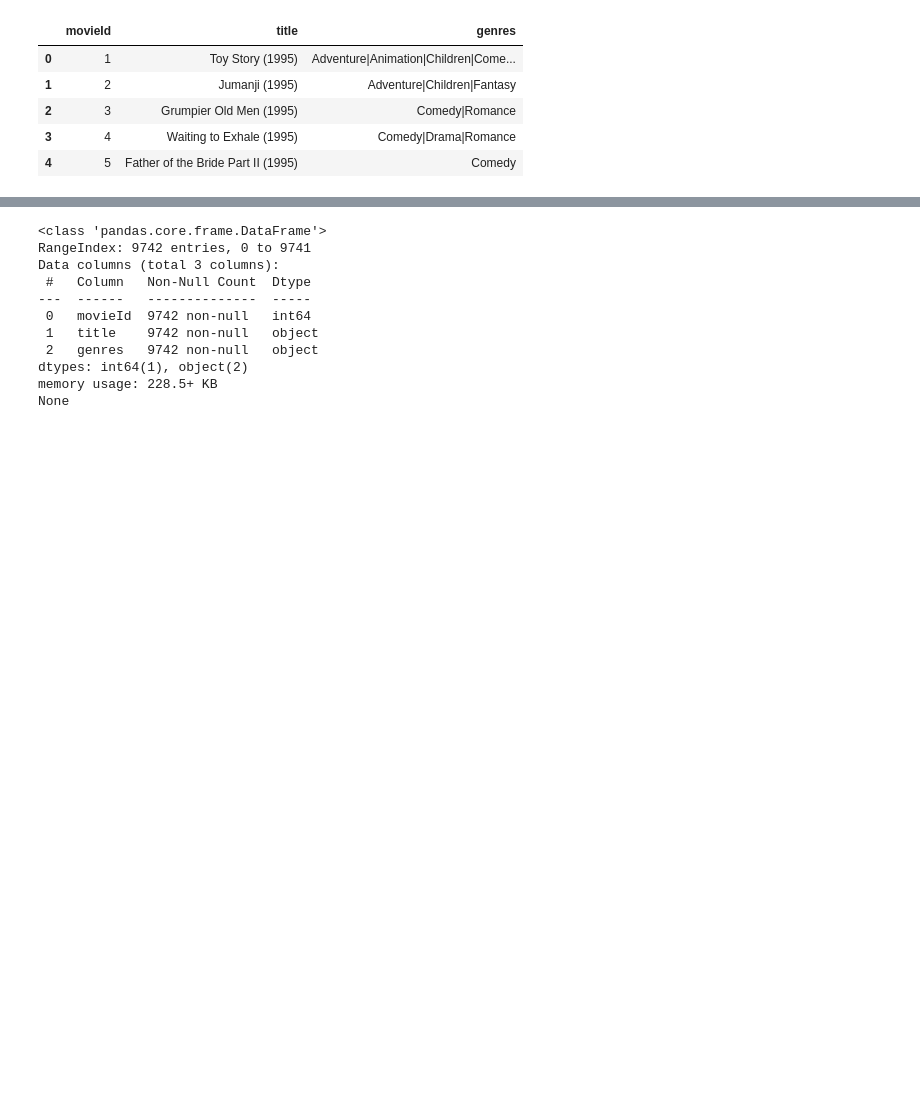
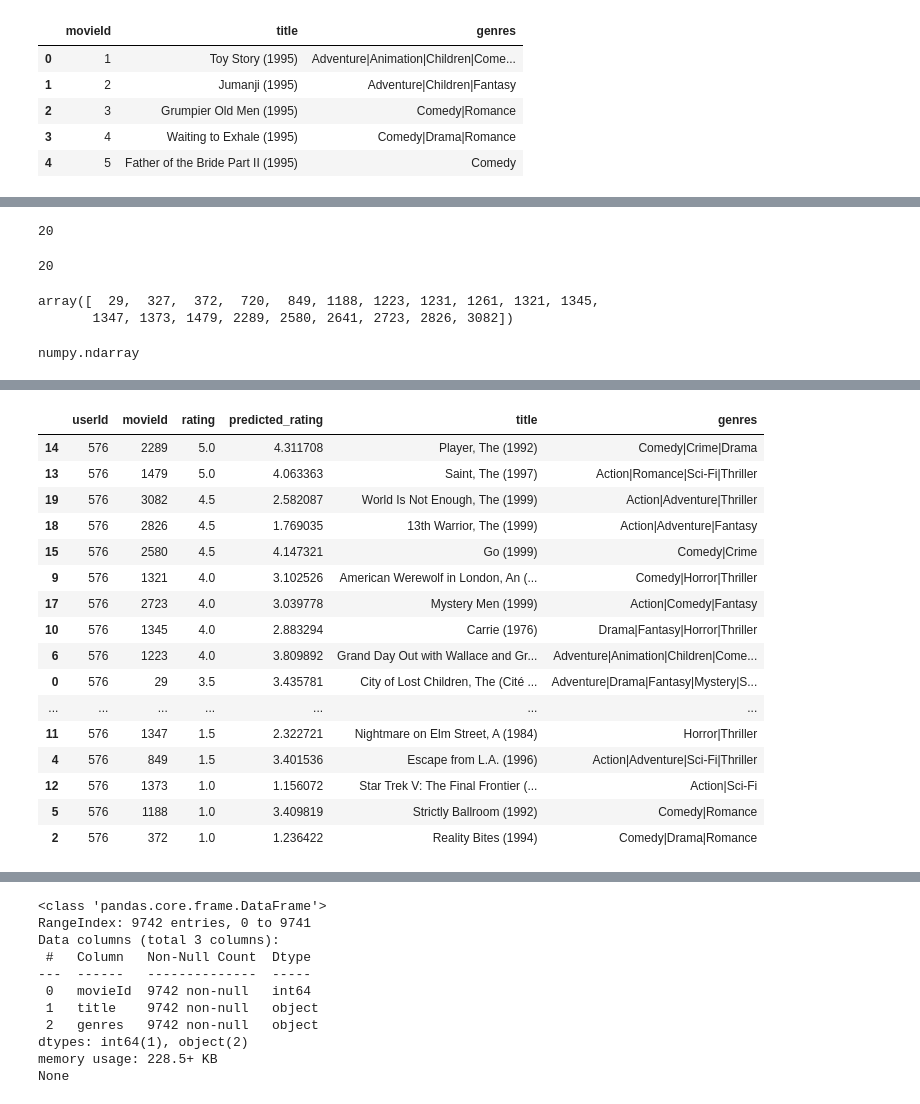
Before and after one commit to jgraham91/final-project, a Jupyter notebook: notebooks/FINAL-PROJECT.ipynb, the cells around one changed output, grey strips where cells are left out. Saved outputs shown, nothing was run; the diff lists cells and outputs as text; code cells hidden in the pictures; blank space fills up the shorter version.

Commit message:
uploading preliminary recommender model in notebook

```diff
--- a/notebooks/FINAL-PROJECT.ipynb
+++ b/notebooks/FINAL-PROJECT.ipynb
@@ -9,7 +7,7 @@ import matplotlib.pyplot as plt
 import seaborn as sns
 # %%
 # Step 1: Load and preprocess the MovieLens dataset
-movies = pd.read_csv("ml-latest-small/movies.csv")
+movies = pd.read_csv("./data/ml-latest-small/movies.csv")
 print(movies.shape)
 movies.head()
 # %% [output]
@@ -22,0 +162,25 @@ movies.head()
+# %%
+# Assuming you have already trained the model and have the trained model object
+
+# Choose the user for whom you want to make recommendations
+test_user = 576
+
+# Get predictions for all movies for the selected user
+user_predictions = model.predict([np.array([test_user] * len(movie_ids)), np.array(movie_ids)])
+
+# Unnormalize the ratings
+min_rating = 0.5  # Replace with the actual minimum rating in the dataset
+max_rating = 5.0  # Replace with the actual maximum rating in the dataset
+user_predictions = user_predictions * (max_rating - min_rating) + min_rating
+
+# user_predictions = np.clip(user_predictions, a_min=None, a_max=5.0)
+
+# Sort the predictions in descending order and get the indices of the top 5 movies
+top_movie_indices = user_predictions.argsort(axis=0)[::-1][:5]
+
+# Display the movie IDs, predicted ratings, and corresponding recommendations
+print("Top 5 Recommended Films for User", test_user)
+for index in top_movie_indices:
+    movie_id = movies['title'][index]
+    rating = user_predictions[index][0]  # Assuming single-value predictions
+    print("Movie:", movie_id, "| Predicted Rating:", rating)
@@ -22,0 +224,36 @@ movies.head()
+# %%
+len(user_predictions)
+# %% [output]
+20
+# %%
+len(user_id_array)
+# %% [output]
+20
+# %%
+user_films_viewed
+# %% [output]
+array([  29,  327,  372,  720,  849, 1188, 1223, 1231, 1261, 1321, 1345,
+       1347, 1373, 1479, 2289, 2580, 2641, 2723, 2826, 3082])
+# %%
+type(user_films_viewed)
+# %% [output]
+numpy.ndarray
+# %%
+
+user_ratings = ratings[ratings['userId'] == test_user][['userId', 'movieId', 'rating']]
+user_films_viewed = user_ratings['movieId'].values
+
+# Create an array of the user ID to match the shape of movie_ids that they watched
+user_id_array = np.array([test_user] * len(user_films_viewed))
+
+# Get the model predictions for the user and movie IDs
+user_predictions = model.predict([user_id_array, user_films_viewed])
+user_predictions = user_predictions * (max_rating - min_rating) + min_rating
+
+user_ratings['predicted_rating'] = user_predictions
+user_ratings = pd.merge(user_ratings, movies,on = 'movieId', how='left')
+user_ratings.sort_values(by='rating',ascending=False)
+
+# print(user_id_array)
+# user_ratings
+# %% [output]
@@ -22,0 +261,17 @@ movies.head()
+|  | userId | movieId | rating | predicted_rating | title | genres |
+| 14 | 576 | 2289 | 5.0 | 4.311708 | Player, The (1992) | Comedy|Crime|Drama |
+| 13 | 576 | 1479 | 5.0 | 4.063363 | Saint, The (1997) | Action|Romance|Sci-Fi|Thriller |
+| 19 | 576 | 3082 | 4.5 | 2.582087 | World Is Not Enough, The (1999) | Action|Adventure|Thriller |
+| 18 | 576 | 2826 | 4.5 | 1.769035 | 13th Warrior, The (1999) | Action|Adventure|Fantasy |
+| 15 | 576 | 2580 | 4.5 | 4.147321 | Go (1999) | Comedy|Crime |
+| 9 | 576 | 1321 | 4.0 | 3.102526 | American Werewolf in London, An (... | Comedy|Horror|Thriller |
+| 17 | 576 | 2723 | 4.0 | 3.039778 | Mystery Men (1999) | Action|Comedy|Fantasy |
+| 10 | 576 | 1345 | 4.0 | 2.883294 | Carrie (1976) | Drama|Fantasy|Horror|Thriller |
+| 6 | 576 | 1223 | 4.0 | 3.809892 | Grand Day Out with Wallace and Gr... | Adventure|Animation|Children|Come... |
+| 0 | 576 | 29 | 3.5 | 3.435781 | City of Lost Children, The (Cité ... | Adventure|Drama|Fantasy|Mystery|S... |
+| ... | ... | ... | ... | ... | ... | ... |
+| 11 | 576 | 1347 | 1.5 | 2.322721 | Nightmare on Elm Street, A (1984) | Horror|Thriller |
+| 4 | 576 | 849 | 1.5 | 3.401536 | Escape from L.A. (1996) | Action|Adventure|Sci-Fi|Thriller |
+| 12 | 576 | 1373 | 1.0 | 1.156072 | Star Trek V: The Final Frontier (... | Action|Sci-Fi |
+| 5 | 576 | 1188 | 1.0 | 3.409819 | Strictly Ballroom (1992) | Comedy|Romance |
+| 2 | 576 | 372 | 1.0 | 1.236422 | Reality Bites (1994) | Comedy|Drama|Romance |
```
Also changed, not shown: parts of 42 cells of this notebook.
